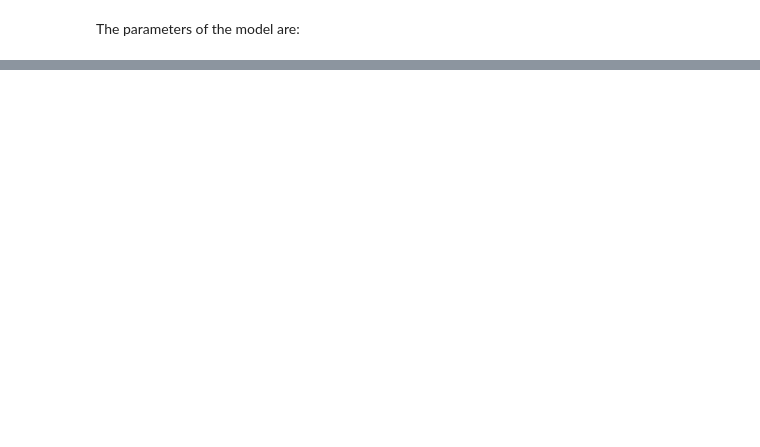
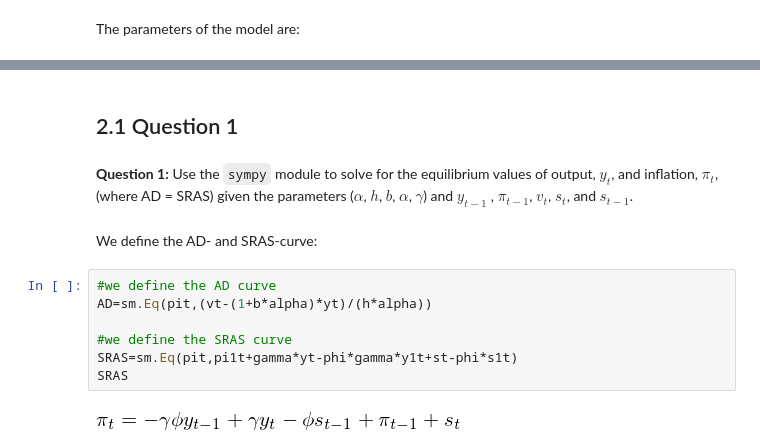
Before and after one commit to NumEconCopenhagen/projects-2019-teamghita, a Jupyter notebook: examproject/Arbejdsdokumenter/2. AS-AD model.ipynb, the cells around one changed output, grey strips where cells are left out. Drawn from its saved outputs; the diff is of its cells as text; blank space fills up the shorter version.

```diff
--- a/examproject/Arbejdsdokumenter/2. AS-AD model.ipynb
+++ b/examproject/Arbejdsdokumenter/2. AS-AD model.ipynb
@@ -104,0 +62,15 @@ AttributeError: 'list' object has no attribute 'subs'
+# %% [markdown]
+## 2.1 Question 1
+# %% [markdown]
+**Question 1:** Use the ``sympy`` module to solve for the equilibrium values of output, $y_t$, and inflation, $\pi_t$, (where AD = SRAS) given the parameters ($\alpha$, $h$, $b$, $\alpha$, $\gamma$) and $y_{t-1}$ , $\pi_{t-1}$, $v_t$, $s_t$, and $s_{t-1}$.
+# %% [markdown]
+We define the AD- and SRAS-curve:
+# %%
+#we define the AD curve
+AD=sm.Eq(pit,(vt-(1+b*alpha)*yt)/(h*alpha))
+
+#we define the SRAS curve
+SRAS=sm.Eq(pit,pi1t+gamma*yt-phi*gamma*y1t+st-phi*s1t)
+SRAS
+# %% [output]
+[figure, added]
```
Also changed, not shown: parts of 48 cells of this notebook.
